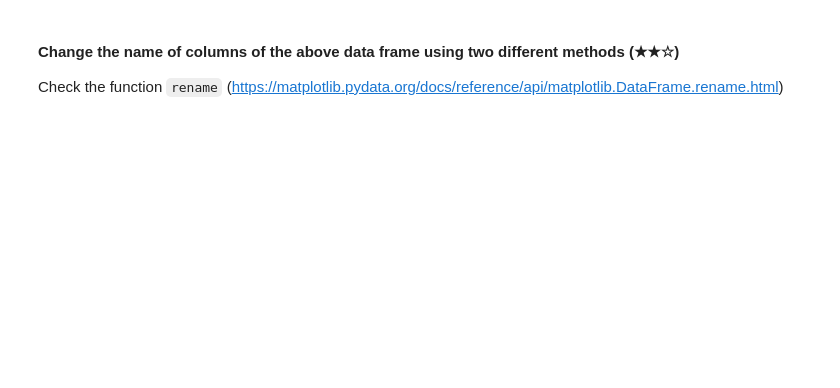
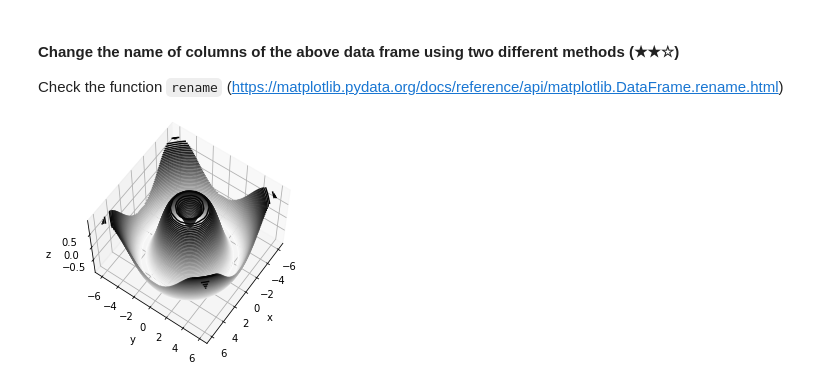
Before and after one commit to spannozzo/machine-learning-prework, a Jupyter notebook: 04-matplotlib/04.1-Intro-to-Matplotlib.ipynb, the cells around one changed output. Saved outputs shown, nothing was run; the diff lists cells and outputs as text; code cells hidden in the pictures; blank space fills up the shorter version.

```diff
--- a/04-matplotlib/04.1-Intro-to-Matplotlib.ipynb
+++ b/04-matplotlib/04.1-Intro-to-Matplotlib.ipynb
@@ -414,23 +434,25 @@ Check the function `rename` (https://matplotlib.pydata.org/docs/reference/api/ma
 # %%
 #Three-Dimensional Contour Plots
 
 def f(x,y):
     return np.sin(np.sqrt(x**2+y**2))
 
 x = np.linspace(-6, 6, 30)
 y = np.linspace(-6, 6, 30)
 
 X,Y=np.meshgrid(x,y)
 Z=f(X,Y)
 
 fig=plt.figure()
 ax = plt.axes(projection='3d')
 ax.contour3D(X, Y, Z, 50, cmap='binary')
 ax.set_xlabel('x')
 ax.set_ylabel('y')
 ax.set_zlabel('z')
 
 #Sometimes the default viewing angle is not optimal, in which case we can use the view_init method to set the elevation and azimuthal angles.
 
 ax.view_init(60,35)
-fig
+#fig
+# %% [output]
+[figure, added]
```
Also changed, not shown: parts of 2 cells of this notebook.
